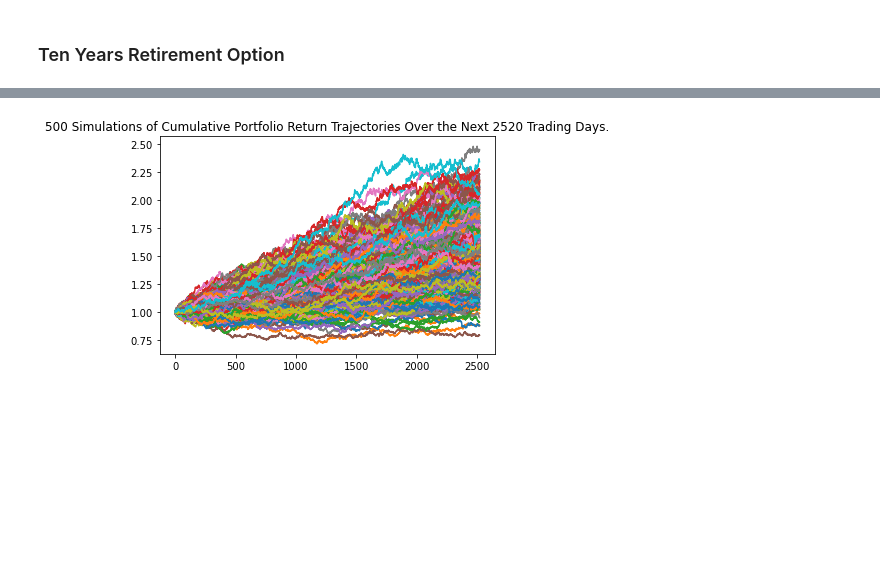
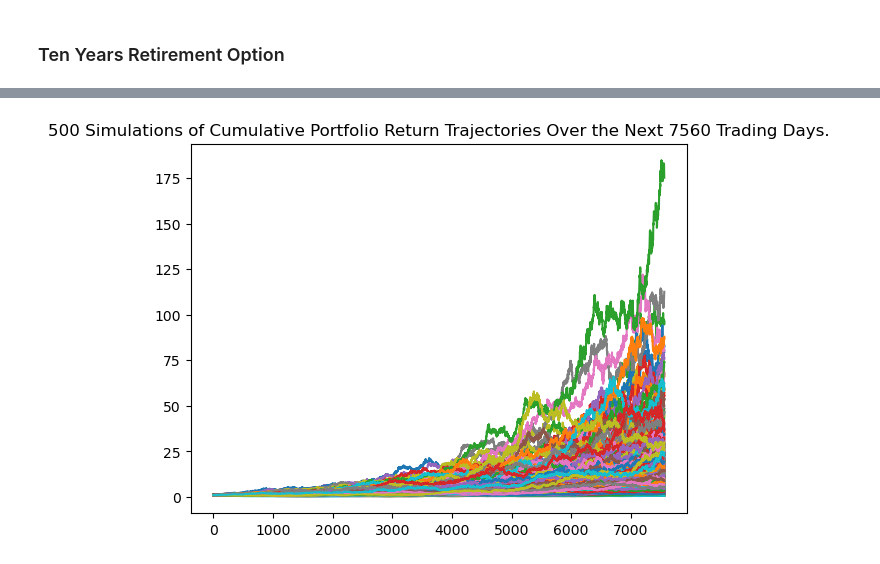
Before and after one commit to chamnanun/APIs_Module_5, a Jupyter notebook: APIs_HW_Module_5/Instructions/Starter_Code/financial-planner.ipynb, the cells around one changed output, grey strips where cells are left out. Saved outputs shown, nothing was run; the diff lists cells and outputs as text; code cells hidden in the pictures; blank space fills up the shorter version.

```diff
--- a/APIs_HW_Module_5/Instructions/Starter_Code/financial-planner.ipynb
+++ b/APIs_HW_Module_5/Instructions/Starter_Code/financial-planner.ipynb
@@ -441,3 +498,16 @@ There is a 95% chance that an initial investment of $60000 in the portfolio over
 # %% [markdown]
 ### Ten Years Retirement Option
+# %%
+# Configuring a Monte Carlo simulation to forecast 10 years cumulative returns
+# YOUR CODE HERE!
+
+# Aggressive Risk Tolerant Approach with 10-years of work remaining
+# Allocation of 20% bonds (AGG), 80% stocks (SPY)
+
+MC_tenyear = MCSimulation(
+    portfolio_data = df_stock_data,
+    weights = [.20,.80],
+    num_simulation = 500,
+    num_trading_days = 252*30
+)
 # %%
@@ -480,8 +542,10 @@ Running Monte Carlo simulation number 490.
 # %%
 # Plot simulation outcomes
 # YOUR CODE HERE!
+
+line_plot_ten = MC_tenyear.plot_simulation()
 # %% [output]
-[figure, old version]
+[figure, new version]
 # %%
 # Plot probability distribution and confidence intervals
 # YOUR CODE HERE!
```
Also changed, not shown: parts of 26 cells of this notebook, 2 other files.
